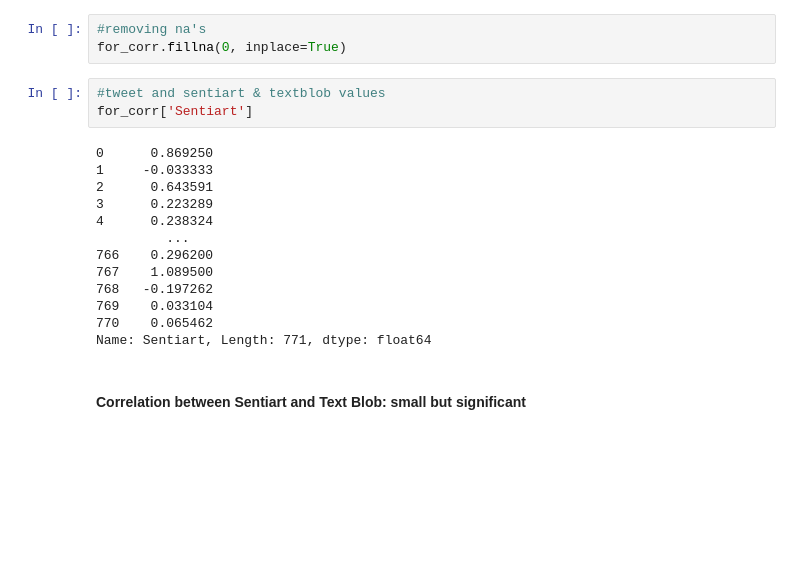
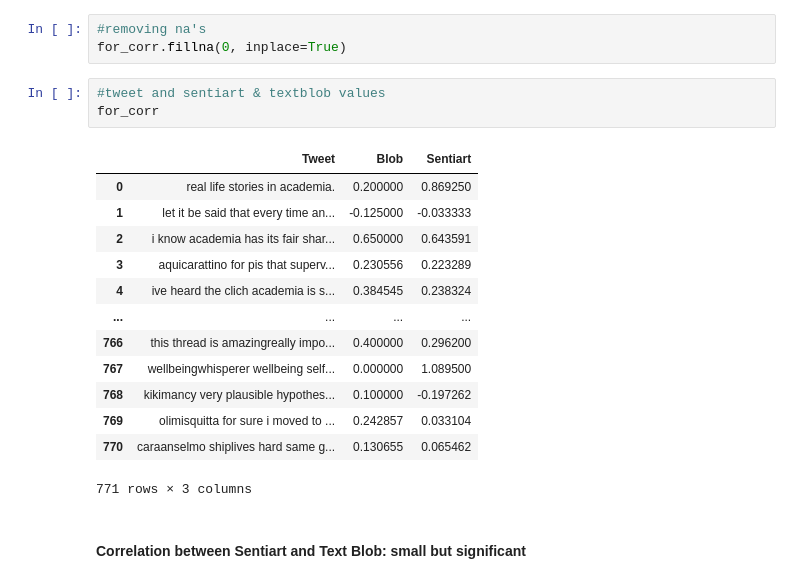
Before and after one commit to ivasilisa/python_fu2021, a Jupyter notebook: tweet.ipynb, the cells around one changed output. Saved outputs shown, nothing was run; the diff lists cells and outputs as text; blank space fills up the shorter version.

```diff
--- a/tweet.ipynb
+++ b/tweet.ipynb
@@ -111,20 +111,21 @@ Wall time: 1min 58s
 for_corr.fillna(0, inplace=True)
 # %%
 #tweet and sentiart & textblob values
-for_corr['Sentiart']
+for_corr
 # %% [output]
+|  | Tweet | Blob | Sentiart |
+| 0 | real life stories in academia. | 0.200000 | 0.869250 |
+| 1 | let it be said that every time an... | -0.125000 | -0.033333 |
+| 2 | i know academia has its fair shar... | 0.650000 | 0.643591 |
+| 3 | aquicarattino for pis that superv... | 0.230556 | 0.223289 |
+| 4 | ive heard the clich academia is s... | 0.384545 | 0.238324 |
+| ... | ... | ... | ... |
+| 766 | this thread is amazingreally impo... | 0.400000 | 0.296200 |
+| 767 | wellbeingwhisperer wellbeing self... | 0.000000 | 1.089500 |
+| 768 | kikimancy very plausible hypothes... | 0.100000 | -0.197262 |
+| 769 | olimisquitta for sure i moved to ... | 0.242857 | 0.033104 |
+| 770 | caraanselmo shiplives hard same g... | 0.130655 | 0.065462 |
-0      0.869250
-1     -0.033333
-2      0.643591
-3      0.223289
-4      0.238324
-         ...
-766    0.296200
-767    1.089500
-768   -0.197262
-769    0.033104
-770    0.065462
-Name: Sentiart, Length: 771, dtype: float64
+771 rows × 3 columns
 # %% [markdown]
 #### Correlation between Sentiart and Text Blob: small but significant
 # %%
```
Also changed, not shown: parts of 3 cells of this notebook.
